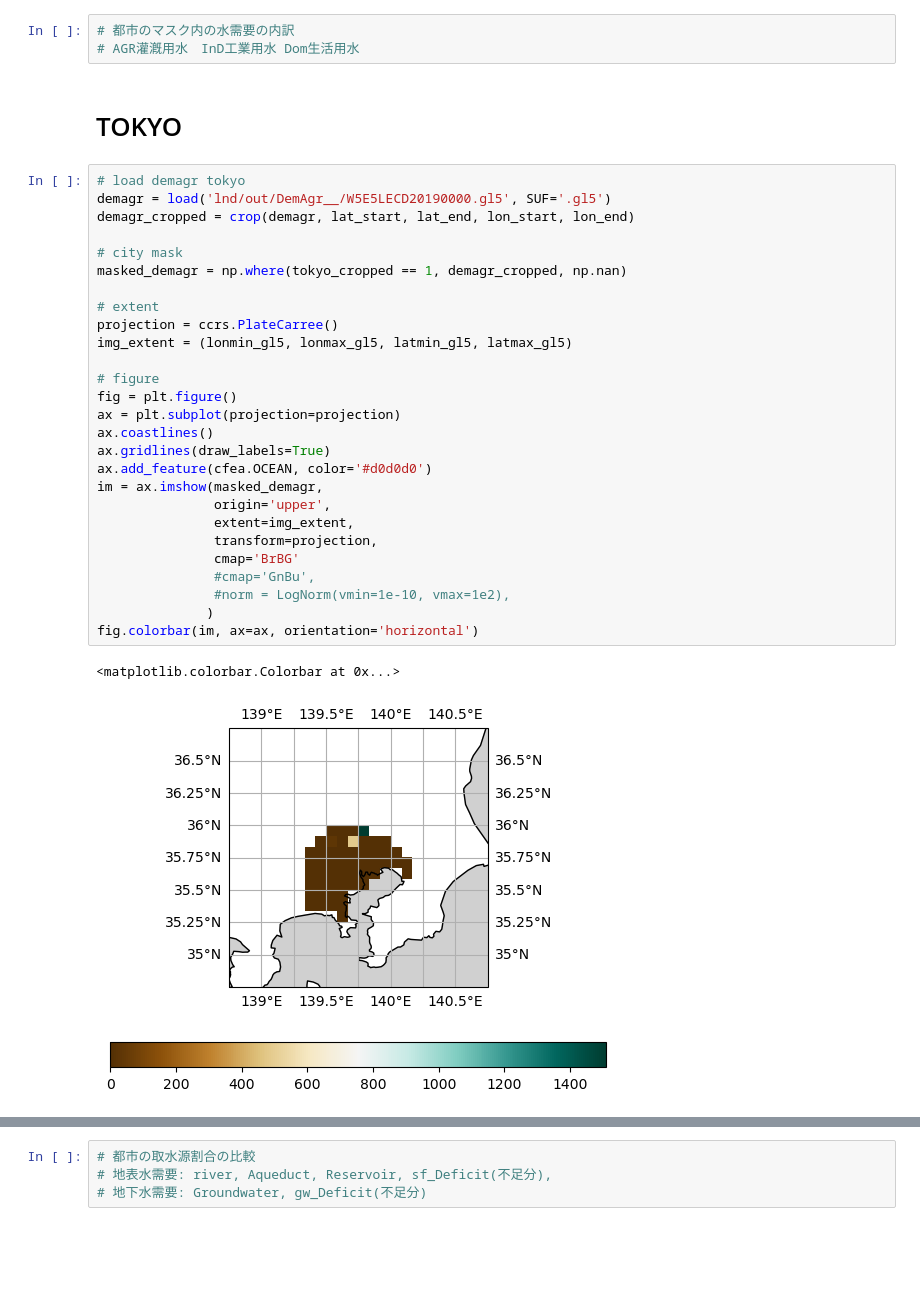
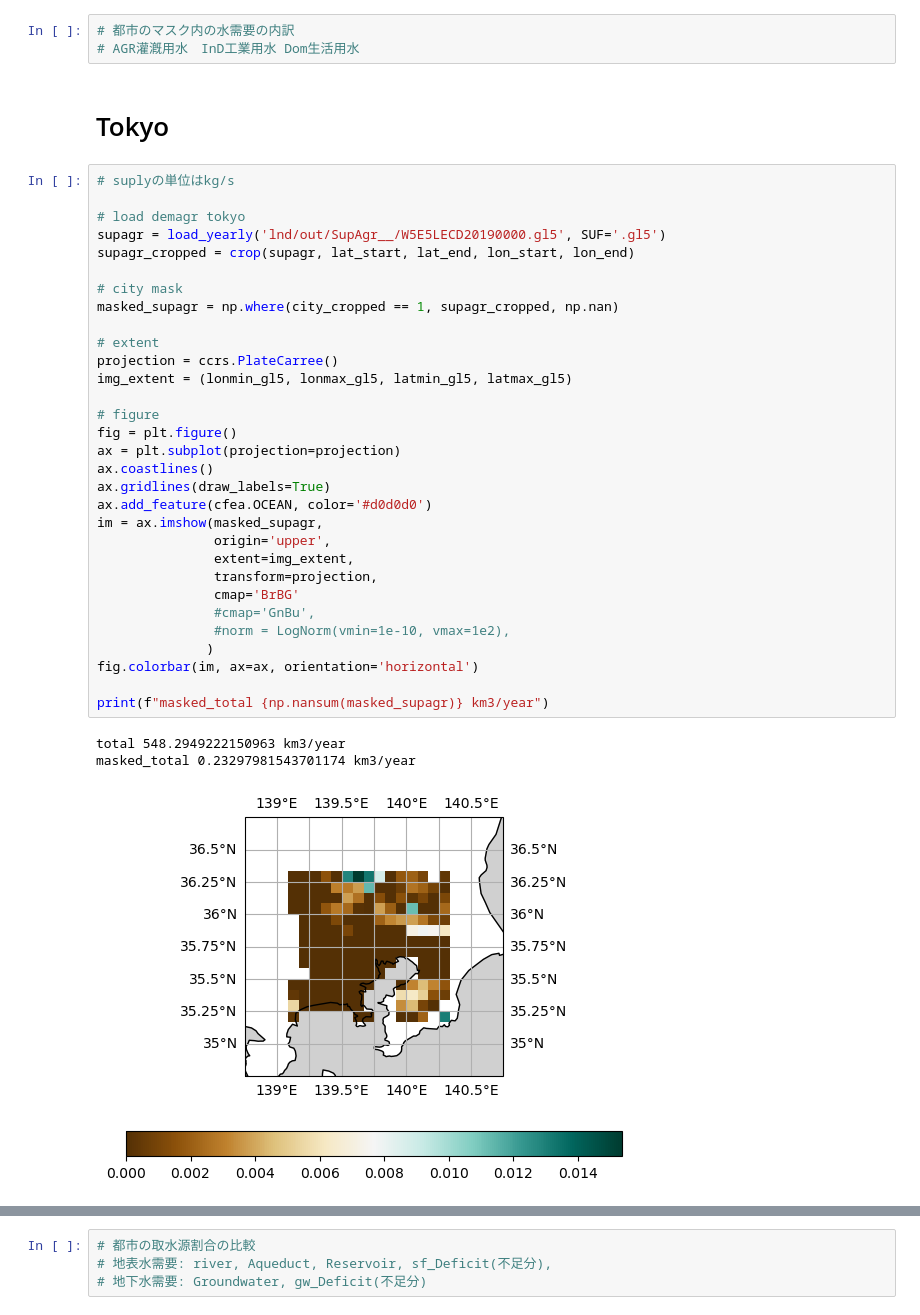
Before and after one commit to HalKiyo/xeno_jupyter_test, a Jupyter notebook: city/tokyo.ipynb, the cells around one changed output, grey strips where cells are left out. Saved outputs shown, nothing was run; the diff lists cells and outputs as text; blank space fills up the shorter version.

```diff
--- a/city/tokyo.ipynb
+++ b/city/tokyo.ipynb
@@ -134,34 +213,39 @@ fig.colorbar(im, ax=ax, orientation='horizontal')
 # 都市のマスク内の水需要の内訳
 # AGR灌漑用水　InD工業用水 Dom生活用水
 # %% [markdown]
-# TOKYO
+# Tokyo
 # %%
+# suplyの単位はkg/s
+
 # load demagr tokyo
-demagr = load('lnd/out/DemAgr__/W5E5LECD20190000.gl5', SUF='.gl5')
-demagr_cropped = crop(demagr, lat_start, lat_end, lon_start, lon_end)
+supagr = load_yearly('lnd/out/SupAgr__/W5E5LECD20190000.gl5', SUF='.gl5')
+supagr_cropped = crop(supagr, lat_start, lat_end, lon_start, lon_end)
 
 # city mask
-masked_demagr = np.where(tokyo_cropped == 1, demagr_cropped, np.nan)
+masked_supagr = np.where(city_cropped == 1, supagr_cropped, np.nan)
 
 # extent
 projection = ccrs.PlateCarree()
 img_extent = (lonmin_gl5, lonmax_gl5, latmin_gl5, latmax_gl5)
 
 # figure
 fig = plt.figure()
 ax = plt.subplot(projection=projection)
 ax.coastlines()
 ax.gridlines(draw_labels=True)
 ax.add_feature(cfea.OCEAN, color='#d0d0d0')
-im = ax.imshow(masked_demagr,
+im = ax.imshow(masked_supagr,
                origin='upper',
                extent=img_extent,
                transform=projection,
                cmap='BrBG'
                #cmap='GnBu',
                #norm = LogNorm(vmin=1e-10, vmax=1e2),
               )
 fig.colorbar(im, ax=ax, orientation='horizontal')
+
+print(f"masked_total {np.nansum(masked_supagr)} km3/year")
 # %% [output]
-<matplotlib.colorbar.Colorbar at 0x...>
+total 548.2949222150963 km3/year
+masked_total 0.23297981543701174 km3/year
-[figure, old version]
+[figure, new version]
```
Also changed, not shown: parts of 13 cells of this notebook, 6 other files.
